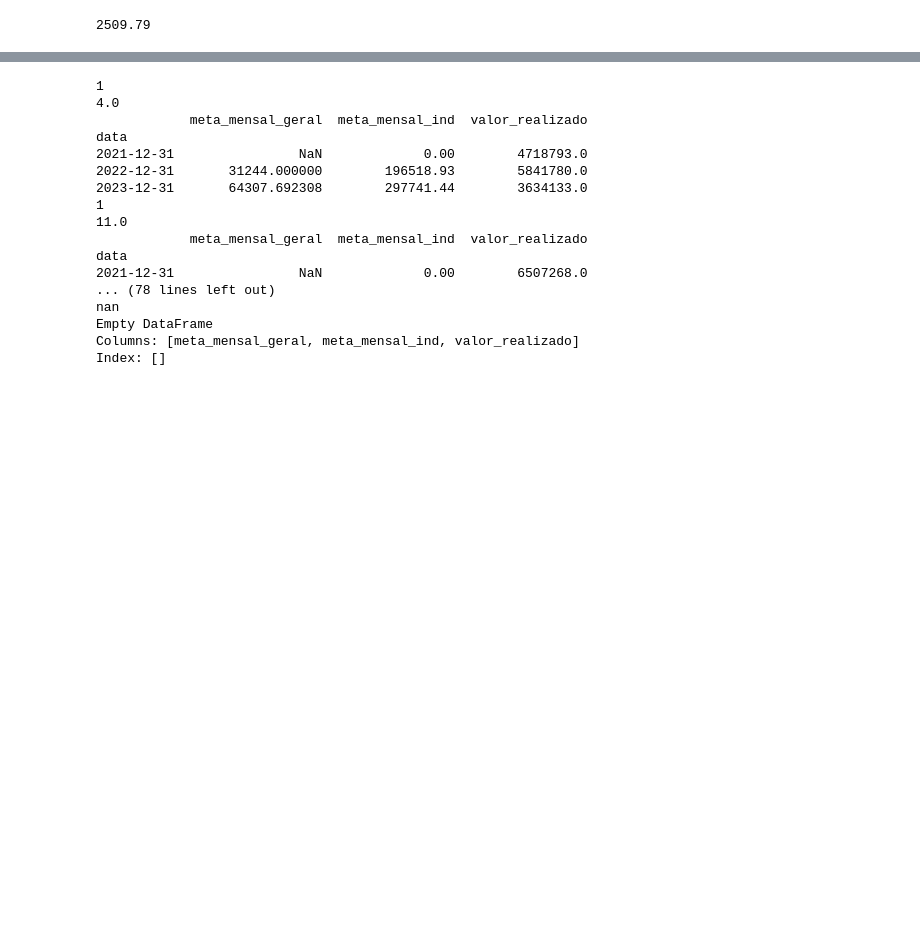
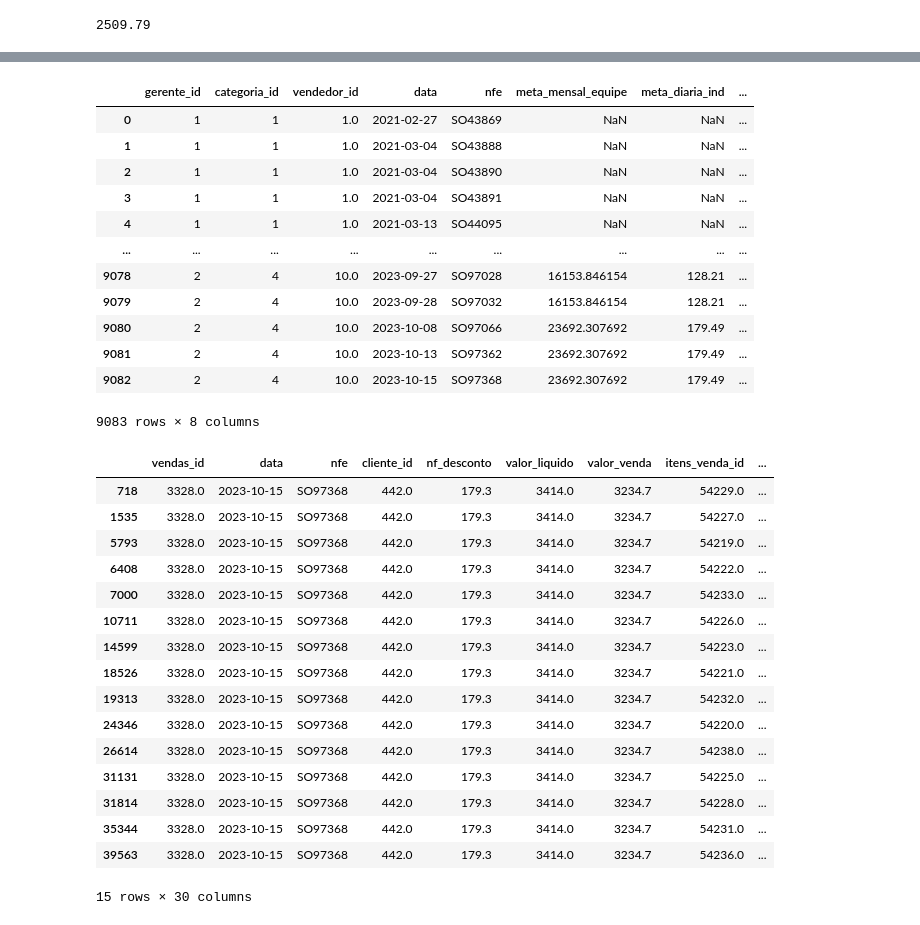
Before and after one commit to Clarice-Satiko-Aoto/b2b-analyis, a Jupyter notebook: B2B_EDA.ipynb, the cells around one changed output, grey strips where cells are left out. Cells and saved outputs as stored; diff of their text form; code cells hidden in the pictures; blank space fills up the shorter version.

```diff
--- a/B2B_EDA.ipynb
+++ b/B2B_EDA.ipynb
@@ -146,32 +249,42 @@ Freq: M, Name: meta_mensal, dtype: float64
 # %%
 #Verificar os valores das metas e o fator vendedor
-for ger in df_hist['gerente_id'].unique():
-  gerente = df_hist.query("gerente_id == @ger")
-  for vend in gerente.vendedor_id.unique():
-    por_vendedor = gerente.query("vendedor_id == @vend").set_index('data').resample('Y').agg(
-                meta_mensal_geral = ('meta_mensal', 'first' ),
-                meta_mensal_ind = ('meta_diaria_ind', 'sum'),
-                valor_realizado = ('valor_liquido', 'sum')
-    )
 
-    print(ger)
-    print(vend)
-    print(por_vendedor)
+df_hist.groupby(['gerente_id', 'categoria_id','vendedor_id','data' , 'nfe']).agg(
+    meta_mensal_equipe = ('meta_mensal', 'first'),
+    meta_diaria_ind = ('meta_diaria_ind', 'first'),
+    valor_realizado_dia = ('valor_venda', 'sum')
+).reset_index()
 # %% [output]
+|  | gerente_id | categoria_id | vendedor_id | data | nfe | meta_mensal_equipe | meta_diaria_ind | ... |
+| 0 | 1 | 1 | 1.0 | 2021-02-27 | SO43869 | NaN | NaN | ... |
+| 1 | 1 | 1 | 1.0 | 2021-03-04 | SO43888 | NaN | NaN | ... |
+| 2 | 1 | 1 | 1.0 | 2021-03-04 | SO43890 | NaN | NaN | ... |
+| 3 | 1 | 1 | 1.0 | 2021-03-04 | SO43891 | NaN | NaN | ... |
+| 4 | 1 | 1 | 1.0 | 2021-03-13 | SO44095 | NaN | NaN | ... |
+| ... | ... | ... | ... | ... | ... | ... | ... | ... |
+| 9078 | 2 | 4 | 10.0 | 2023-09-27 | SO97028 | 16153.846154 | 128.21 | ... |
+| 9079 | 2 | 4 | 10.0 | 2023-09-28 | SO97032 | 16153.846154 | 128.21 | ... |
+| 9080 | 2 | 4 | 10.0 | 2023-10-08 | SO97066 | 23692.307692 | 179.49 | ... |
+| 9081 | 2 | 4 | 10.0 | 2023-10-13 | SO97362 | 23692.307692 | 179.49 | ... |
+| 9082 | 2 | 4 | 10.0 | 2023-10-15 | SO97368 | 23692.307692 | 179.49 | ... |
-1
-4.0
-            meta_mensal_geral  meta_mensal_ind  valor_realizado
-data
-2021-12-31                NaN             0.00        4718793.0
-2022-12-31       31244.000000        196518.93        5841780.0
-2023-12-31       64307.692308        297741.44        3634133.0
-1
-11.0
-            meta_mensal_geral  meta_mensal_ind  valor_realizado
-data
-2021-12-31                NaN             0.00        6507268.0
-... (78 lines left out)
-nan
-Empty DataFrame
-Columns: [meta_mensal_geral, meta_mensal_ind, valor_realizado]
-Index: []
+9083 rows × 8 columns
+# %%
+df_hist.query("nfe=='SO97368'")
+# %% [output]
+|  | vendas_id | data | nfe | cliente_id | nf_desconto | valor_liquido | valor_venda | itens_venda_id | ... |
+| 718 | 3328.0 | 2023-10-15 | SO97368 | 442.0 | 179.3 | 3414.0 | 3234.7 | 54229.0 | ... |
+| 1535 | 3328.0 | 2023-10-15 | SO97368 | 442.0 | 179.3 | 3414.0 | 3234.7 | 54227.0 | ... |
+| 5793 | 3328.0 | 2023-10-15 | SO97368 | 442.0 | 179.3 | 3414.0 | 3234.7 | 54219.0 | ... |
+| 6408 | 3328.0 | 2023-10-15 | SO97368 | 442.0 | 179.3 | 3414.0 | 3234.7 | 54222.0 | ... |
+| 7000 | 3328.0 | 2023-10-15 | SO97368 | 442.0 | 179.3 | 3414.0 | 3234.7 | 54233.0 | ... |
+| 10711 | 3328.0 | 2023-10-15 | SO97368 | 442.0 | 179.3 | 3414.0 | 3234.7 | 54226.0 | ... |
+| 14599 | 3328.0 | 2023-10-15 | SO97368 | 442.0 | 179.3 | 3414.0 | 3234.7 | 54223.0 | ... |
+| 18526 | 3328.0 | 2023-10-15 | SO97368 | 442.0 | 179.3 | 3414.0 | 3234.7 | 54221.0 | ... |
+| 19313 | 3328.0 | 2023-10-15 | SO97368 | 442.0 | 179.3 | 3414.0 | 3234.7 | 54232.0 | ... |
+| 24346 | 3328.0 | 2023-10-15 | SO97368 | 442.0 | 179.3 | 3414.0 | 3234.7 | 54220.0 | ... |
+| 26614 | 3328.0 | 2023-10-15 | SO97368 | 442.0 | 179.3 | 3414.0 | 3234.7 | 54238.0 | ... |
+| 31131 | 3328.0 | 2023-10-15 | SO97368 | 442.0 | 179.3 | 3414.0 | 3234.7 | 54225.0 | ... |
+| 31814 | 3328.0 | 2023-10-15 | SO97368 | 442.0 | 179.3 | 3414.0 | 3234.7 | 54228.0 | ... |
+| 35344 | 3328.0 | 2023-10-15 | SO97368 | 442.0 | 179.3 | 3414.0 | 3234.7 | 54231.0 | ... |
+| 39563 | 3328.0 | 2023-10-15 | SO97368 | 442.0 | 179.3 | 3414.0 | 3234.7 | 54236.0 | ... |
+15 rows × 30 columns
```
Also changed, not shown: parts of 19 cells of this notebook.
